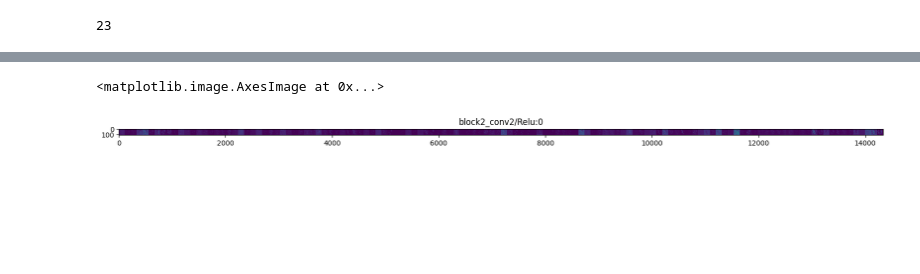
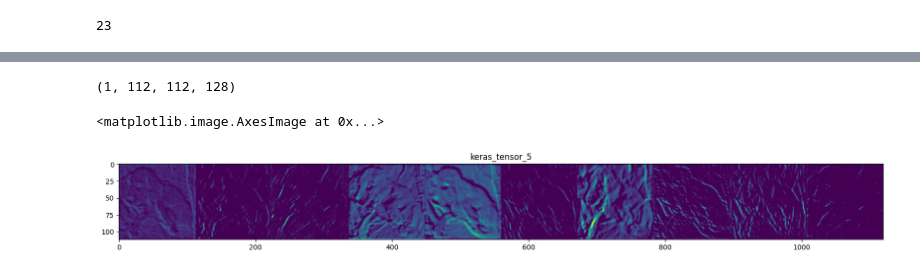
Before and after one commit to gennai/2024_hackaton_Bicocca, a Jupyter notebook: PretrainedModel.ipynb, the cells around one changed output, grey strips where cells are left out. Cells and saved outputs as stored; diff of their text form; code cells hidden in the pictures; blank space fills up the shorter version.

```diff
--- a/PretrainedModel.ipynb
+++ b/PretrainedModel.ipynb
@@ -65,7 +65,8 @@ plt.show()
 [figure]
 # %%
 # Add our data-augmentation parameters to ImageDataGenerator
-train_datagen = ImageDataGenerator(rescale = 1.0/255.,rotation_range = 40, width_shift_range = 0.2, height_shift_range = 0.2, shear_range = 0.2, zoom_range = 0.2, horizontal_flip = True,validation_split=0.2)
+#train_datagen = ImageDataGenerator(rescale = 1.0/255.,rotation_range = 40, width_shift_range = 0.2, height_shift_range = 0.2, shear_range = 0.2, zoom_range = 0.2, horizontal_flip = True,validation_split=0.2)
+train_datagen = ImageDataGenerator(rescale = 1.0/255.,validation_split=0.2)
 
 # Note that the validation data should not be augmented!
 test_datagen = ImageDataGenerator( rescale = 1.0/255. )
@@ -180,11 +183,25 @@ Epoch 10/10
 # %%
-test_generator = test_datagen.flow_from_directory( validation_dir,  batch_size = 100, class_mode = "binary", target_size = (224, 224))
-STEP_SIZE_TEST=test_generator.n//test_generator.batch_size
+test_generator = test_datagen.flow_from_directory( validation_dir,  batch_size = 1, class_mode = "binary", target_size = (224, 224))
+
+
+#STEP_SIZE_TEST=test_generator.n//test_generator.batch_size
 #test_generator.reset()
 #pred=model.predict_generator(test_generator,
 #steps=STEP_SIZE_TEST,
 #verbose=1)
+import numpy as np
 
-pred=model.predict(test_generator)
+pred = []
+labels = []
+i =0
+for x, y in test_generator:
+  if i < 100:
+    pred.append(np.round(model.predict(x).squeeze()))
+    labels.append(y)
+    i = i +1
+  else:
+    break
+
+#pred=model.predict(test_generator)
 # %% [output]
 Found 1000 images belonging to 2 classes.
@@ -241,17 +261,20 @@ block2_conv2/Relu:0
 # %%
 import numpy as np
-k = feature_maps.shape[-1]
+print(feature_maps.shape)
+#k = feature_maps.shape[-1]
+k=10
 size= feature_maps.shape[1]
 scale = 20. / k
 image_belt = np.zeros((size, size * k))
 for i in range(k):
   feature_image = feature_maps[0, :, :, i]
   image_belt[:, i * size : (i + 1) * size] = feature_image
 
 plt.figure( figsize=(scale * k, scale) )
 plt.title ( layer_outputs[5].name )
 plt.grid  ( False )
 plt.imshow(image_belt , aspect='auto')
 # %% [output]
-<matplotlib.image.AxesImage at 0x...>
+(1, 112, 112, 128)
+<matplotlib.image.AxesImage at 0x...>
-[figure, old version]
+[figure, new version]
```
Also changed, not shown: parts of 8 cells of this notebook.
